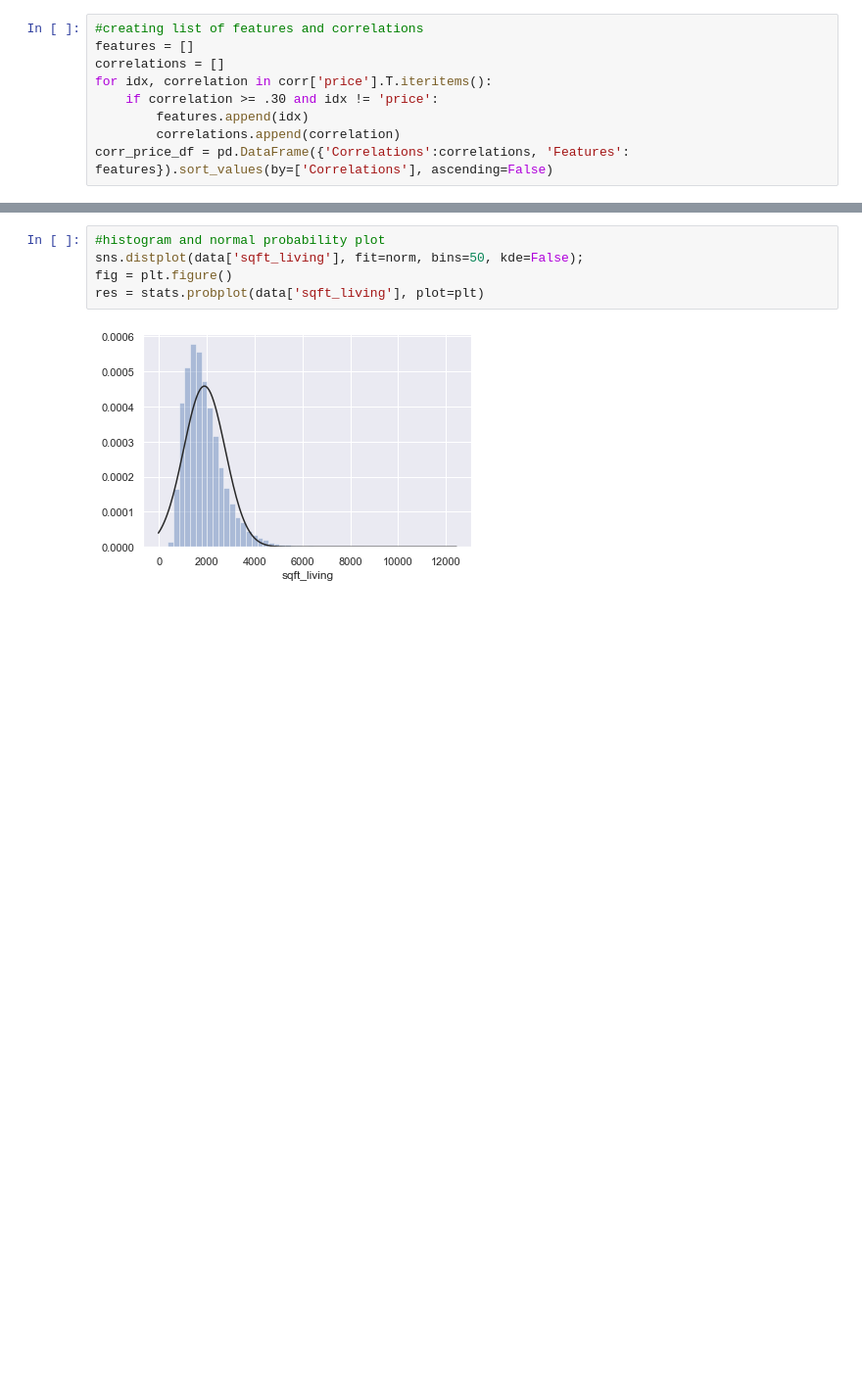
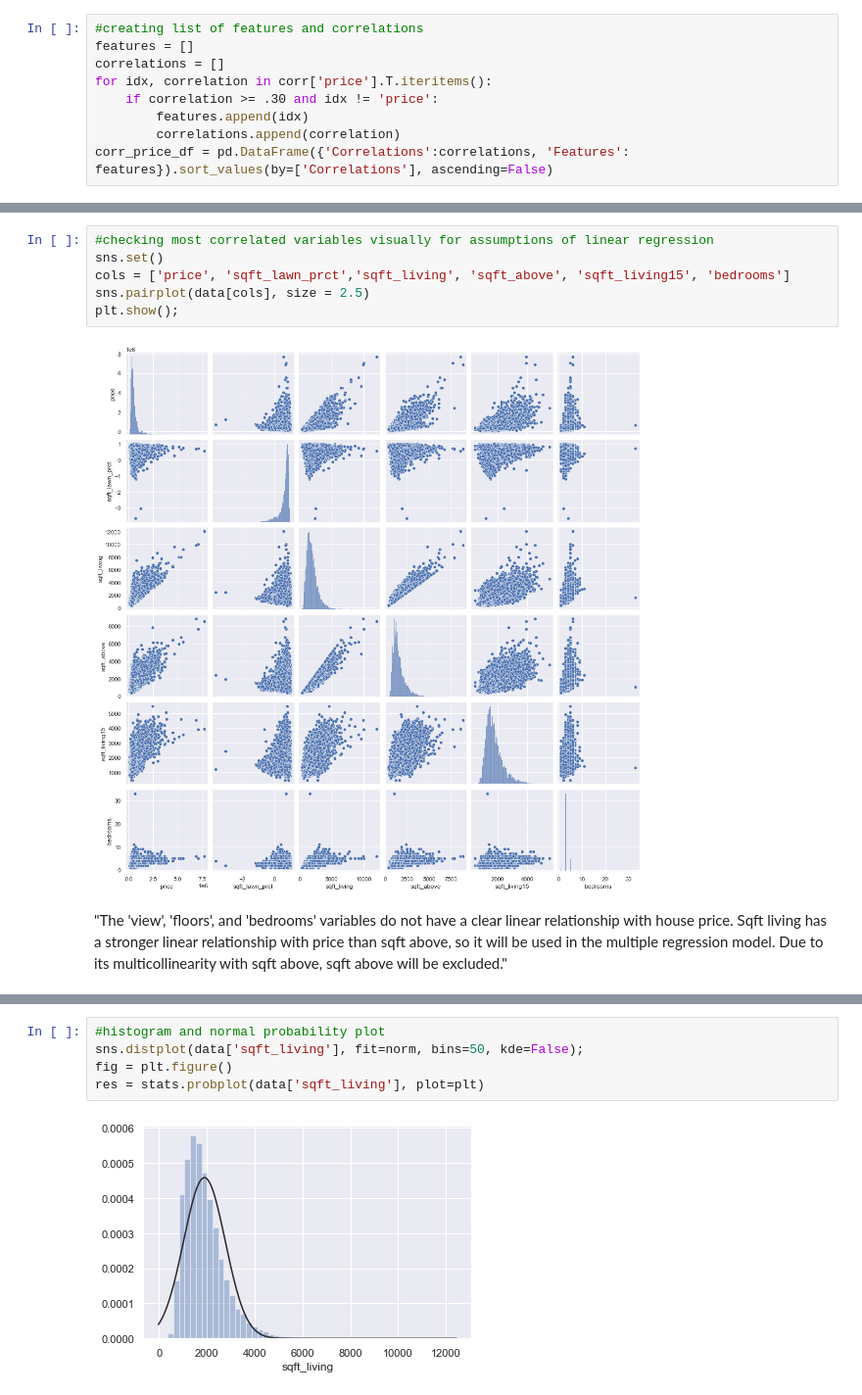
Before and after one commit to SSGrasland/Linear-Regression-on-Housing-Data, a Jupyter notebook: Phase 2 Project.ipynb, the cells around one changed output, grey strips where cells are left out. Shown at 98% size. Saved outputs shown, nothing was run; the diff lists cells and outputs as text; blank space fills up the shorter version.

```diff
--- a/Phase 2 Project.ipynb
+++ b/Phase 2 Project.ipynb
@@ -394 +405,11 @@ outer range (low) of the distribution:
+# %%
+#checking most correlated variables visually for assumptions of linear regression
+sns.set()
+cols = ['price', 'sqft_lawn_prct','sqft_living', 'sqft_above', 'sqft_living15', 'bedrooms']
+sns.pairplot(data[cols], size = 2.5)
+plt.show();
+# %% [output]
+[figure, added]
+# %% [markdown]
+"The 'view', 'floors', and 'bedrooms' variables do not have a clear linear relationship with house price. Sqft living has a stronger linear relationship with price than sqft above, so it will be used in the multiple regression model. Due to its multicollinearity with sqft above, sqft above will be excluded."
 # %%
```
Also changed, not shown: parts of 67 cells of this notebook.
